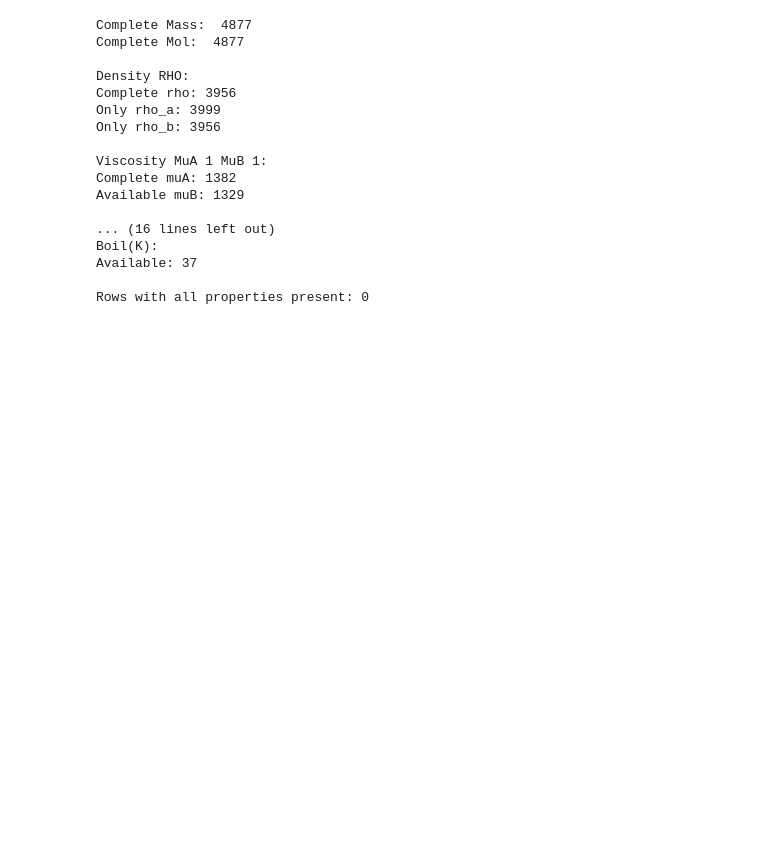
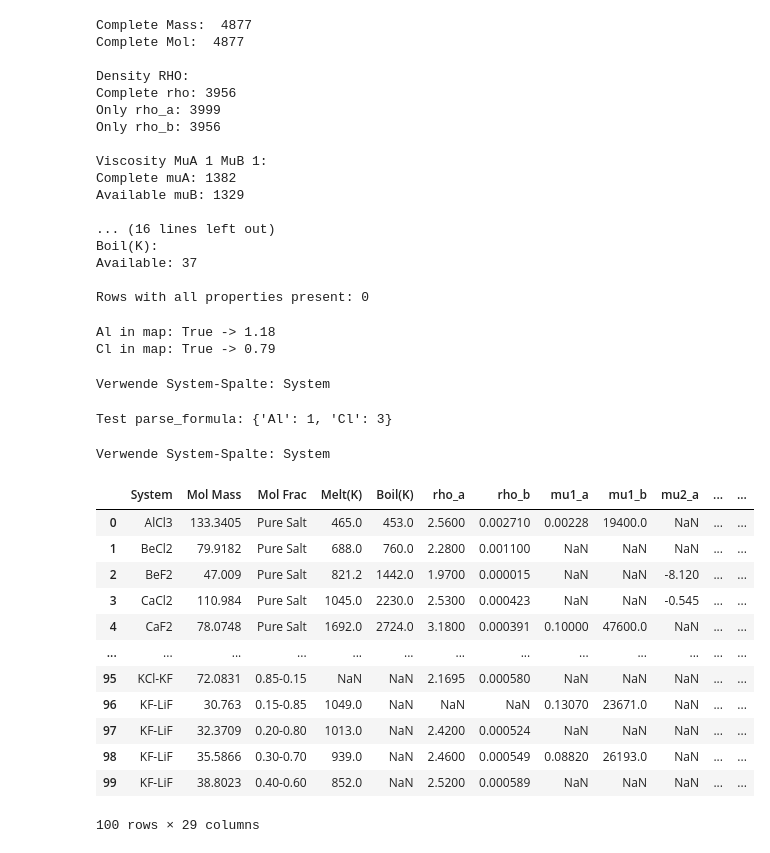
Before and after one commit to tanoret/MoltenSaltPropnet, a Jupyter notebook: data/data_cleaning.ipynb, the cells around one changed output. Saved outputs shown, nothing was run; the diff lists cells and outputs as text; code cells hidden in the pictures; blank space fills up the shorter version.

Commit message:
chem_table adjustments, in janz

```diff
--- a/data/data_cleaning.ipynb
+++ b/data/data_cleaning.ipynb
@@ -335,0 +380,74 @@ df.to_csv('new_mstdb_janz.csv', index=False)
+# %%
+
+# 3) Mapping: Symbol -> Atomradius
+radius_col_name = "Atomic_Radius [Å] (Element)(*100_forpm)"  # bitte exakt so wie in Chemical_table
+atomic_radius_map = chem.set_index("Symbol")[radius_col_name].to_dict()
+# kleines Debug: schauen ob Al und Cl drin sind
+print("Al in map:", "Al" in atomic_radius_map, "->", atomic_radius_map.get("Al"))
+print("Cl in map:", "Cl" in atomic_radius_map, "->", atomic_radius_map.get("Cl"))
+# %% [output]
+Al in map: True -> 1.18
+Cl in map: True -> 0.79
+# %%
+system_candidates = [c for c in df.columns if "System" in c]
+if not system_candidates:
+    raise ValueError("Konnte keine Spalte mit 'System' im Namen finden. Bitte df.columns prüfen.")
+system_col = system_candidates[0]
+print("Verwende System-Spalte:", system_col)
+# %% [output]
+Verwende System-Spalte: System
+# %%
+def parse_formula(formula: str):
+    """
+    Zerlegt chemische Formeln wie:
+      AlCl3 → {'Al': 1, 'Cl': 3}
+      CaCl2-LaCl3 → {'Ca': 1, 'Cl': 5, 'La': 1}
+    """
+    pattern = r"([A-Z][a-z]*)(\d*)"
+    parts = re.findall(pattern, str(formula))
+
+    result = {}
+    for elem, count in parts:
+        count = int(count) if count else 1
+        result[elem] = result.get(elem, 0) + count
+    return result
+
+print("Test parse_formula:", parse_formula("AlCl3"))
+# %% [output]
+Test parse_formula: {'Al': 1, 'Cl': 3}
+# %%
+
+def compute_atomic_radius_components(system_formula: str, radius_map: dict) -> float:
+    elems = parse_formula(system_formula)
+    total = 0.0
+    for symbol, count in elems.items():
+        if symbol in radius_map and pd.notna(radius_map[symbol]):
+            total += radius_map[symbol] * count
+    return total
+
+# Die System-Spalte robust finden
+system_col = [c for c in df.columns if "System" in c][0]
+print("Verwende System-Spalte:", system_col)
+
+
+df["Atomic radius(components)"] = df[system_col].apply(
+    lambda s: compute_atomic_radius_components(s, atomic_radius_map)
+)
+# %% [output]
+Verwende System-Spalte: System
+# %%
+df.head(100)
+# %% [output]
+|  | System | Mol Mass | Mol Frac | Melt(K) | Boil(K) | rho_a | rho_b | mu1_a | mu1_b | mu2_a | ... | ... |
+| 0 | AlCl3 | 133.3405 | Pure Salt | 465.0 | 453.0 | 2.5600 | 0.002710 | 0.00228 | 19400.0 | NaN | ... | ... |
+| 1 | BeCl2 | 79.9182 | Pure Salt | 688.0 | 760.0 | 2.2800 | 0.001100 | NaN | NaN | NaN | ... | ... |
+| 2 | BeF2 | 47.009 | Pure Salt | 821.2 | 1442.0 | 1.9700 | 0.000015 | NaN | NaN | -8.120 | ... | ... |
+| 3 | CaCl2 | 110.984 | Pure Salt | 1045.0 | 2230.0 | 2.5300 | 0.000423 | NaN | NaN | -0.545 | ... | ... |
+| 4 | CaF2 | 78.0748 | Pure Salt | 1692.0 | 2724.0 | 3.1800 | 0.000391 | 0.10000 | 47600.0 | NaN | ... | ... |
+| ... | ... | ... | ... | ... | ... | ... | ... | ... | ... | ... | ... | ... |
+| 95 | KCl-KF | 72.0831 | 0.85-0.15 | NaN | NaN | 2.1695 | 0.000580 | NaN | NaN | NaN | ... | ... |
+| 96 | KF-LiF | 30.763 | 0.15-0.85 | 1049.0 | NaN | NaN | NaN | 0.13070 | 23671.0 | NaN | ... | ... |
+| 97 | KF-LiF | 32.3709 | 0.20-0.80 | 1013.0 | NaN | 2.4200 | 0.000524 | NaN | NaN | NaN | ... | ... |
+| 98 | KF-LiF | 35.5866 | 0.30-0.70 | 939.0 | NaN | 2.4600 | 0.000549 | 0.08820 | 26193.0 | NaN | ... | ... |
+| 99 | KF-LiF | 38.8023 | 0.40-0.60 | 852.0 | NaN | 2.5200 | 0.000589 | NaN | NaN | NaN | ... | ... |
+100 rows × 29 columns
```
Also changed, not shown: parts of 15 cells of this notebook, 1 other file.
